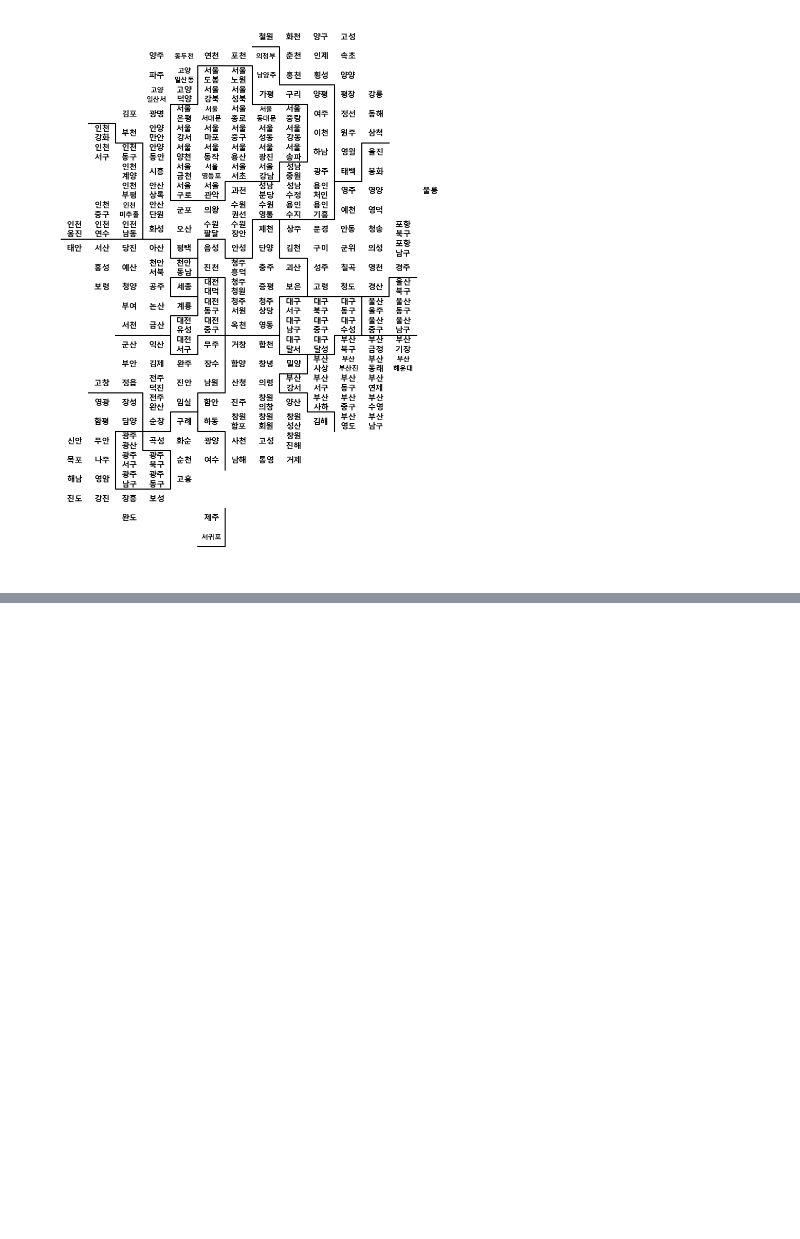
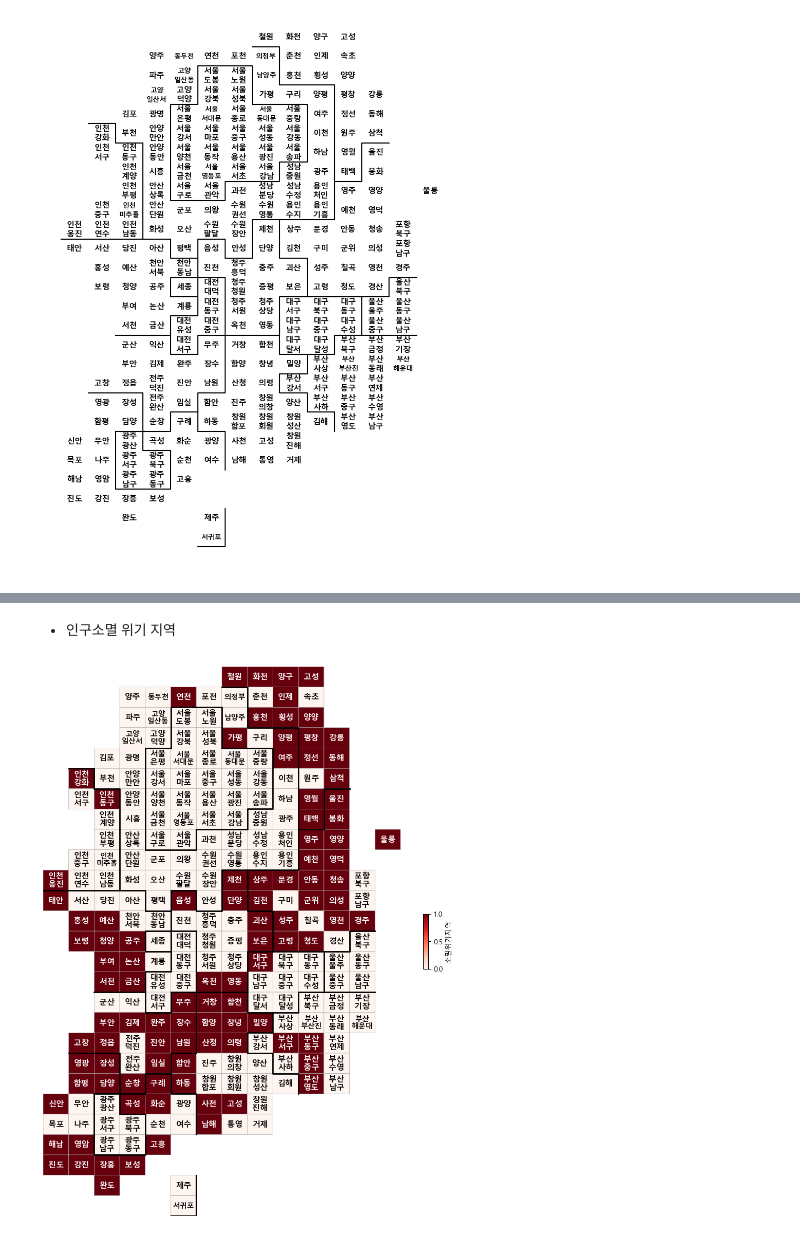
Before and after one commit to ckiekim/DataAnalysis-2023.09, a Jupyter notebook: 10.Cartogram/03.인구소멸위기지역-시각화.ipynb, the cells around one changed output, grey strips where cells are left out. Cells and saved outputs as stored; diff of their text form; code cells hidden in the pictures; blank space fills up the shorter version.

```diff
--- a/10.Cartogram/03.인구소멸위기지역-시각화.ipynb
+++ b/10.Cartogram/03.인구소멸위기지역-시각화.ipynb
@@ -123,0 +150,7 @@ plt.show()
+# %% [markdown]
+- 인구소멸 위기 지역
+# %%
+pop.소멸위기지역 = pop.소멸위기지역.astype(int)
+drawKorea('소멸위기지역', pop, 'Reds')
+# %% [output]
+[figure, added]
```
Also changed, not shown: parts of 12 cells of this notebook, 1 other file.
